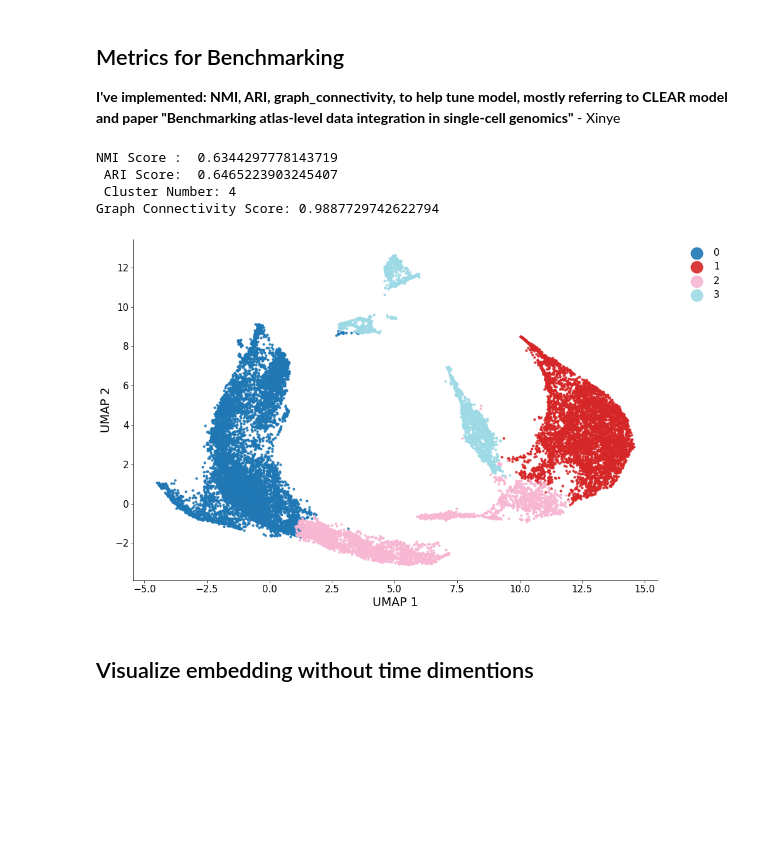
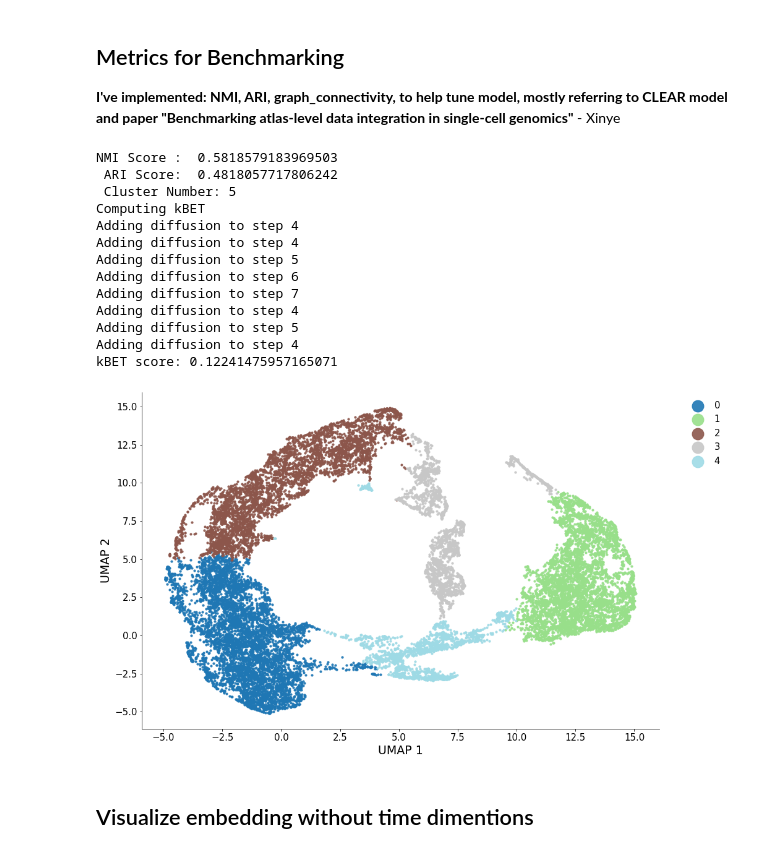
Before and after one commit to ZhangLabGT/scDisInFact, a Jupyter notebook: AntennaVAE/AE_model_sepsis_manul_batch.ipynb, the cells around one changed output. Cells and saved outputs as stored; diff of their text form; code cells hidden in the pictures; blank space fills up the shorter version.

```diff
--- a/AntennaVAE/AE_model_sepsis_manul_batch.ipynb
+++ b/AntennaVAE/AE_model_sepsis_manul_batch.ipynb
@@ -44,7 +44,7 @@ There seems to be some issue with the original implementation, so I re-write the
 # %%
 class dataset(Dataset):
 
-    def __init__(self, counts, anno, time_point):
+    def __init__(self, counts, anno, time_point, batch_id):
 
         assert not len(counts) == 0, "Count is empty"
         # normalize the count
@@ -58,6 +58,7 @@ class dataset(Dataset):
         self.anno = torch.Tensor(anno)
         self.libsizes = torch.FloatTensor(self.libsizes)
         self.time_point = torch.Tensor(time_point)
+        self.batch_id = torch.Tensor(batch_id)
 
     def __len__(self):
         return self.counts.shape[0]
@@ -65,9 +66,9 @@ class dataset(Dataset):
     def __getitem__(self, idx):
         # data original data, index the index of cell, label, corresponding labels, batch, corresponding batch number
         if self.anno is not None:
-            sample = {"time_point": self.time_point[idx] , "count": self.counts[idx,:], "count_stand": self.counts_stand[idx,:], "index": idx, "anno": self.anno[idx], "libsize": self.libsizes[idx]}
+            sample = {"batch_id": self.batch_id[idx], "time_point": self.time_point[idx] , "count": self.counts[idx,:], "count_stand": self.counts_stand[idx,:], "index": idx, "anno": self.anno[idx], "libsize": self.libsizes[idx]}
         else:
-            sample = {"time_point": self.time_point[idx] ,"count": self.counts[idx,:], "count_stand": self.counts_stand[idx,:], "index": idx, "libsize": self.libsizes[idx]}
+            sample = {"batch_id": self.batch_id[idx], "time_point": self.time_point[idx] ,"count": self.counts[idx,:], "count_stand": self.counts_stand[idx,:], "index": idx, "libsize": self.libsizes[idx]}
         return sample
 # %%
 dir = './data/scp_gex_matrix/sepsis_test_7533/'
@@ -89,8 +90,9 @@ for n in np.arange(1,3):
         counts_rna = np.array(sparse.load_npz(os.path.join(dir, 'sampled_mtx_{}_batch_{}.npz'.format(name, n))).todense())
         anno = pd.read_csv(os.path.join(dir, 'sampled_meta_{}_batch_{}.csv'.format(name, n)))["Cell_Type"]
         anno = le.fit_transform(anno)
-
-        sc_dataset = dataset(counts = counts_rna, anno = anno, time_point=[names.index(name)] * len(anno))
+#         batch_id = [names.index(name) + (n-1)*7]
+        sc_dataset = dataset(counts = counts_rna, anno = anno, time_point=[names.index(name)] * len(anno),
+                             batch_id = [names.index(name) + (n-1)*7] * len(anno))
         sc_datasets.append(sc_dataset)
         train_loaders.append(DataLoader(sc_dataset, batch_size = batchsize, shuffle = True))
         test_loaders.append(DataLoader(sc_dataset, batch_size = len(sc_dataset), shuffle = False))
@@ -103,9 +105,11 @@ array([4, 2, 3, 0, 1])
 umap_op = UMAP(n_components = 2, n_neighbors = 15, min_dist = 0.1, random_state = 0)
 counts_norms = []
 annos = []
+batch_ids = []
 for batch in range(nbatches):
     counts_norms.append(sc_datasets[batch].counts_norm)
     annos.append(sc_datasets[batch].anno)
+    batch_ids.append(sc_datasets[batch].batch_id)
 
 x_umap = umap_op.fit_transform(np.concatenate(counts_norms, axis = 0))
 # separate into batches
@@ -291,25 +299,37 @@ to help tune model, mostly referring to CLEAR model and paper "Benchmarking atla
 # %%
 zs = []
 for data_batch in zip(*test_loaders):
     with torch.no_grad():
         for idx, x in enumerate(data_batch):
             z = model_dict["encoder"](x["count_stand"].to(device))
             mu, pi, theta = model_dict["decoder"](z)
             zs.append(z.cpu().detach().numpy())
 
 obs = pd.DataFrame()
 data = ad.AnnData(np.concatenate(zs))
-data.obs['label'] = pd.Series(np.concatenate(annos), dtype="category").values
+data.obs['label'] = pd.Series([str(i) for i in np.concatenate(annos)], dtype="category").values
+data.obs['batch'] = pd.Series([str(i) for i in np.concatenate(batch_ids)], dtype="category").values
 
 # ari and nmi
-ari_nmi(data, annos, resolution=0.1, show_fig=True)
-print("Graph Connectivity Score:", graph_connectivity(data, 'label'))
+ari_nmi(data, annos, resolution=0.08, show_fig=True)
+print('Computing kBET')
+print('kBET score:', kBET(data, 'batch', 'label', embed=None))
+# print("/nGraph Connectivity Score:", graph_connectivity(data, 'label'))
 # %% [output]
-NMI Score :  0.6344297778143719
- ARI Score:  0.6465223903245407
- Cluster Number: 4
-Graph Connectivity Score: 0.9887729742622794
+NMI Score :  0.5818579183969503
+ ARI Score:  0.4818057717806242
+ Cluster Number: 5
+Computing kBET
+Adding diffusion to step 4
+Adding diffusion to step 4
+Adding diffusion to step 5
+Adding diffusion to step 6
+Adding diffusion to step 7
+Adding diffusion to step 4
+Adding diffusion to step 5
+Adding diffusion to step 4
+kBET score: 0.12241475957165071
-[figure, old version]
+[figure, new version]
 # %% [markdown]
 ## Visualize embedding without time dimentions
 # %%
```
Also changed, not shown: parts of 6 cells of this notebook, 3 other files.
